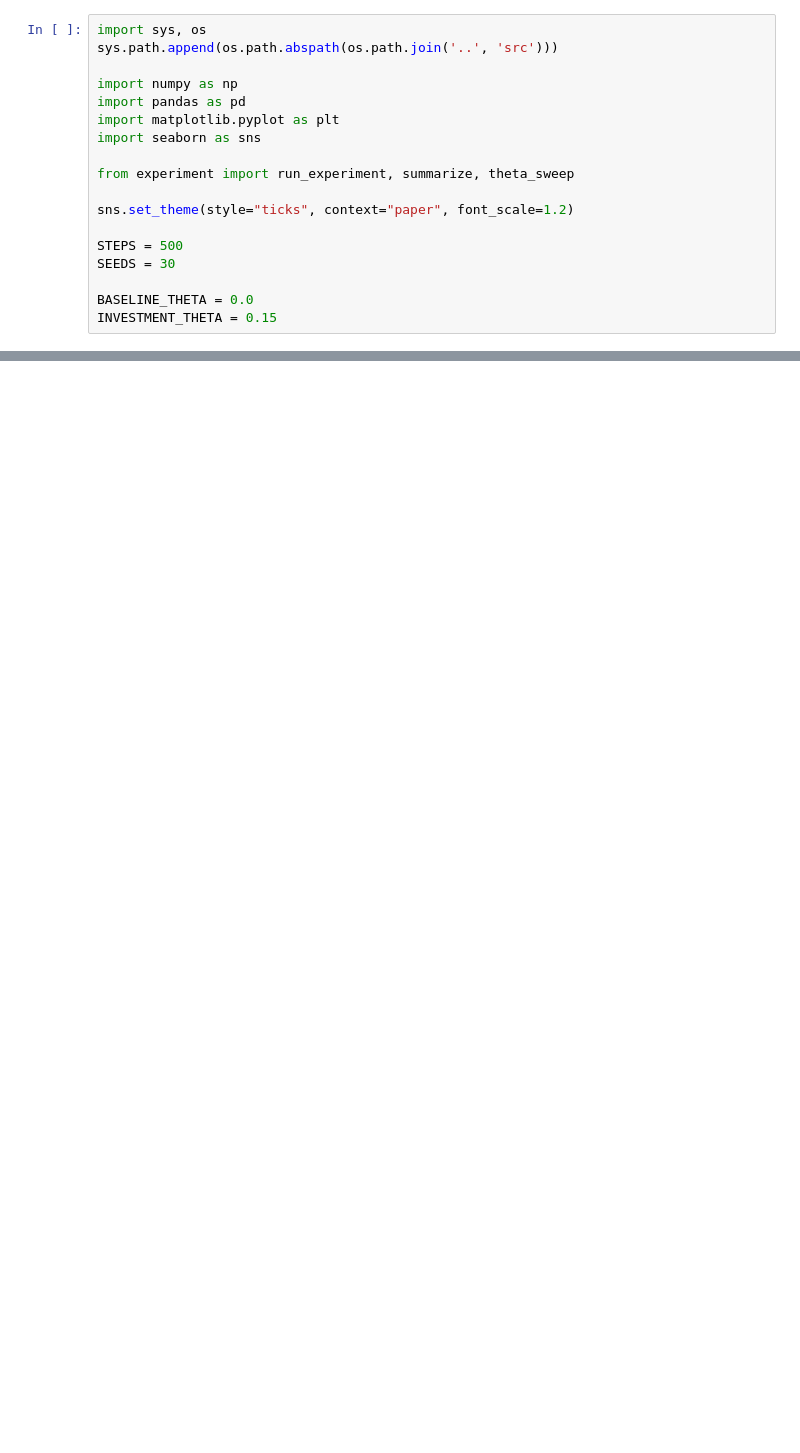
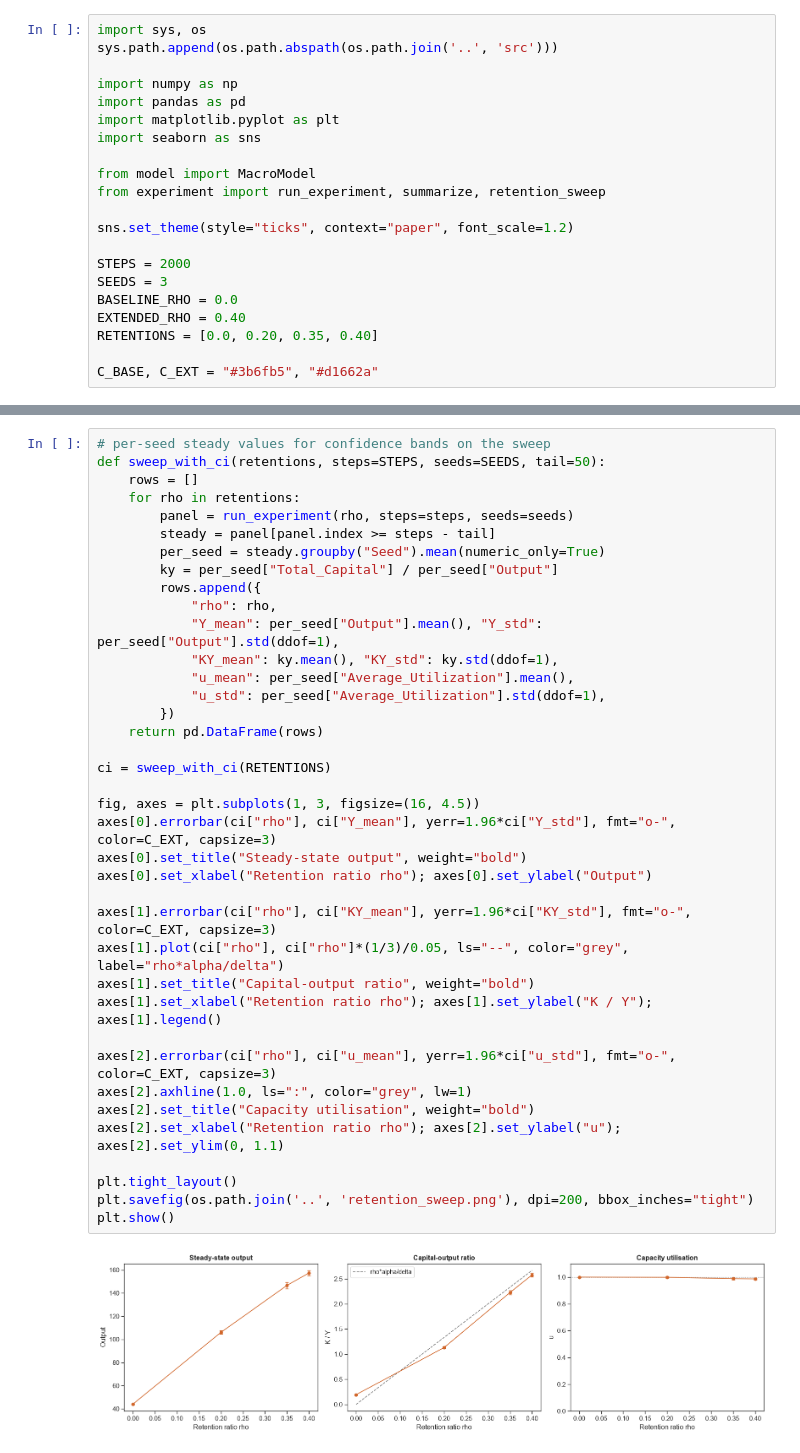
Before and after one commit to MattiaSaramin/endogenous-investment-abm, a Jupyter notebook: notebooks/01_Endogenous_Investment.ipynb, the cells around one changed output, grey strips where cells are left out. Saved outputs shown, nothing was run; the diff lists cells and outputs as text; blank space fills up the shorter version.

```diff
--- a/notebooks/01_Endogenous_Investment.ipynb
+++ b/notebooks/01_Endogenous_Investment.ipynb
@@ -24,12 +38,15 @@ import pandas as pd
 import matplotlib.pyplot as plt
 import seaborn as sns
 
-from experiment import run_experiment, summarize, theta_sweep
+from model import MacroModel
+from experiment import run_experiment, summarize, retention_sweep
 
 sns.set_theme(style="ticks", context="paper", font_scale=1.2)
 
-STEPS = 500
-SEEDS = 30
+STEPS = 2000
+SEEDS = 3
+BASELINE_RHO = 0.0
+EXTENDED_RHO = 0.40
+RETENTIONS = [0.0, 0.20, 0.35, 0.40]
 
-BASELINE_THETA = 0.0
-INVESTMENT_THETA = 0.15
+C_BASE, C_EXT = "#3b6fb5", "#d1662a"
@@ -179,0 +160,40 @@ mechanisms this stock-flow-consistent model makes explicit.
+# %%
+# per-seed steady values for confidence bands on the sweep
+def sweep_with_ci(retentions, steps=STEPS, seeds=SEEDS, tail=50):
+    rows = []
+    for rho in retentions:
+        panel = run_experiment(rho, steps=steps, seeds=seeds)
+        steady = panel[panel.index >= steps - tail]
+        per_seed = steady.groupby("Seed").mean(numeric_only=True)
+        ky = per_seed["Total_Capital"] / per_seed["Output"]
+        rows.append({
+            "rho": rho,
+            "Y_mean": per_seed["Output"].mean(), "Y_std": per_seed["Output"].std(ddof=1),
+            "KY_mean": ky.mean(), "KY_std": ky.std(ddof=1),
+            "u_mean": per_seed["Average_Utilization"].mean(),
+            "u_std": per_seed["Average_Utilization"].std(ddof=1),
+        })
+    return pd.DataFrame(rows)
+
+ci = sweep_with_ci(RETENTIONS)
+
+fig, axes = plt.subplots(1, 3, figsize=(16, 4.5))
+axes[0].errorbar(ci["rho"], ci["Y_mean"], yerr=1.96*ci["Y_std"], fmt="o-", color=C_EXT, capsize=3)
+axes[0].set_title("Steady-state output", weight="bold")
+axes[0].set_xlabel("Retention ratio rho"); axes[0].set_ylabel("Output")
+
+axes[1].errorbar(ci["rho"], ci["KY_mean"], yerr=1.96*ci["KY_std"], fmt="o-", color=C_EXT, capsize=3)
+axes[1].plot(ci["rho"], ci["rho"]*(1/3)/0.05, ls="--", color="grey", label="rho*alpha/delta")
+axes[1].set_title("Capital-output ratio", weight="bold")
+axes[1].set_xlabel("Retention ratio rho"); axes[1].set_ylabel("K / Y"); axes[1].legend()
+
+axes[2].errorbar(ci["rho"], ci["u_mean"], yerr=1.96*ci["u_std"], fmt="o-", color=C_EXT, capsize=3)
+axes[2].axhline(1.0, ls=":", color="grey", lw=1)
+axes[2].set_title("Capacity utilisation", weight="bold")
+axes[2].set_xlabel("Retention ratio rho"); axes[2].set_ylabel("u"); axes[2].set_ylim(0, 1.1)
+
+plt.tight_layout()
+plt.savefig(os.path.join('..', 'retention_sweep.png'), dpi=200, bbox_inches="tight")
+plt.show()
+# %% [output]
+[figure, added]
```
Also changed, not shown: parts of 17 cells of this notebook, 7 other files.
